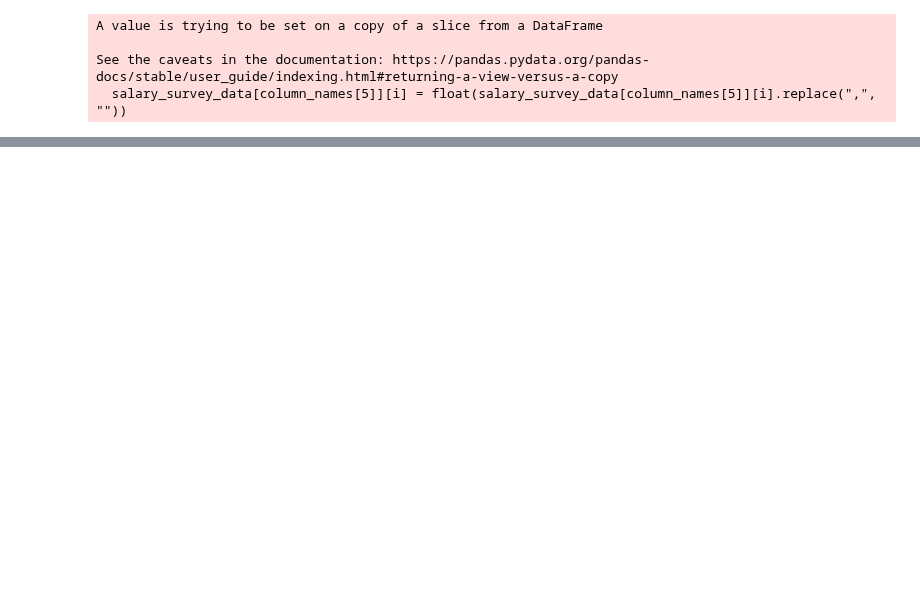
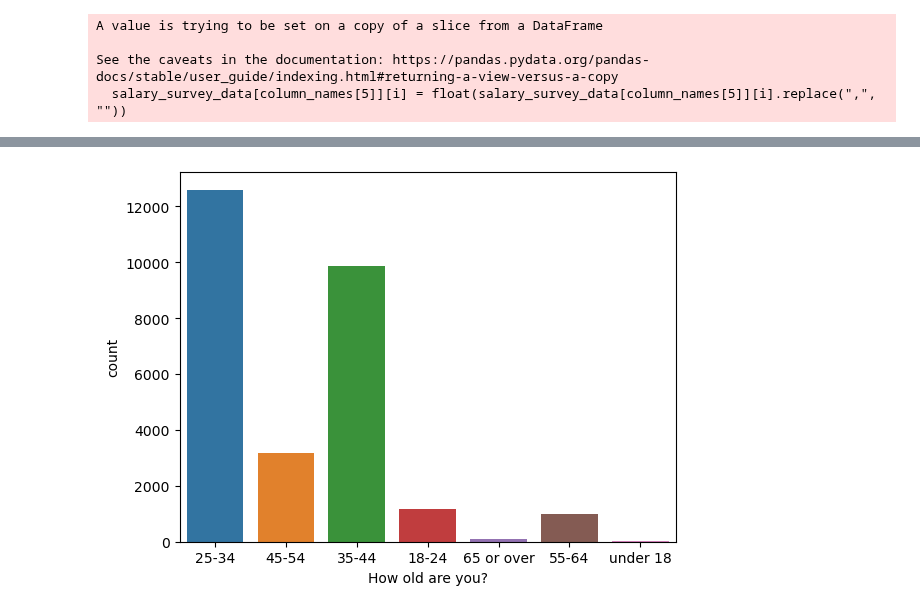
Before and after one commit to armandolezama/data-science-portfolio, a Jupyter notebook: Data_Science_Cycle/Ask_A_Manager_Salary_Survey_2021/Ask_A_Manager_Salary_Survey_2021.ipynb, the cells around one changed output, grey strips where cells are left out. Saved outputs shown, nothing was run; the diff lists cells and outputs as text; code cells hidden in the pictures; blank space fills up the shorter version.

```diff
--- a/Data_Science_Cycle/Ask_A_Manager_Salary_Survey_2021/Ask_A_Manager_Salary_Survey_2021.ipynb
+++ b/Data_Science_Cycle/Ask_A_Manager_Salary_Survey_2021/Ask_A_Manager_Salary_Survey_2021.ipynb
@@ -199,0 +362,4 @@ for cat_var in categorical_variables:
+# %%
+age_plot = sns.countplot(data=salary_survey_data, x = categorical_variables[0])
+# %% [output]
+[figure, added]
```
Also changed, not shown: parts of 23 cells of this notebook.
